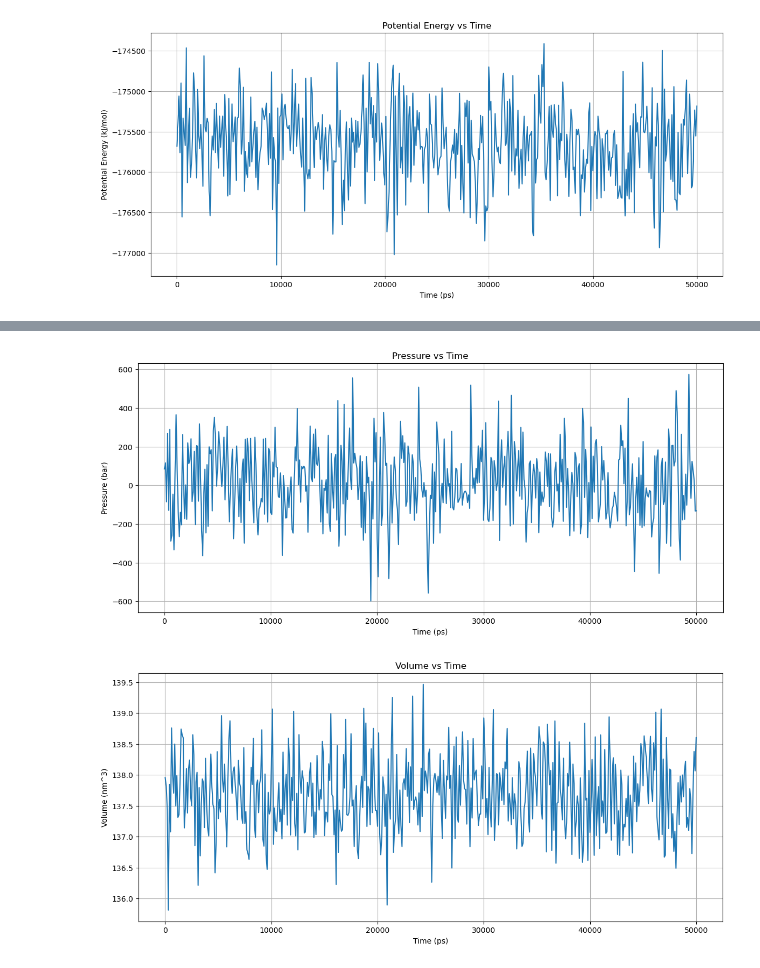
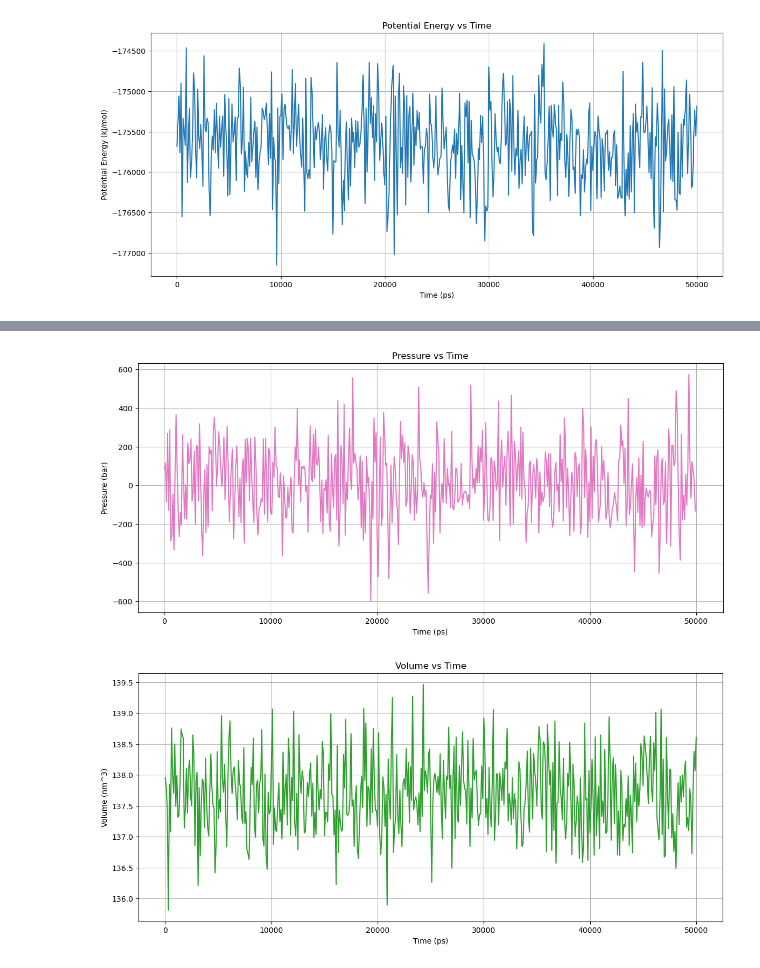
Before and after one commit to reesearonin/comp-lab-class-2024, a Jupyter notebook: Week2-DataAnalysis/Part1.ipynb, the cells around one changed output, grey strips where cells are left out. Saved outputs shown, nothing was run; the diff lists cells and outputs as text; code cells hidden in the pictures.

```diff
--- a/Week2-DataAnalysis/Part1.ipynb
+++ b/Week2-DataAnalysis/Part1.ipynb
@@ -78,27 +78,28 @@ plt.show()
 # %%
 # Plot column 1 vs column 0
 plt.figure(figsize=(14, 6))
-plt.plot(data[0], data[5], label='Pressure vs Time')
+plt.plot(data[0], data[5], label='Pressure vs Time', color='tab:pink')
 plt.xlabel('Time (ps)')  # Label for the X-axis
 plt.ylabel('Pressure (bar)')  # Label for the Y-axis
 plt.title('Pressure vs Time')  # Title of the plot
 
 plt.grid(True)
 plt.show()
 # %% [output]
-[figure, old version]
+[figure, new version]
 # %%
 # Plot column 1 vs column 0
 plt.figure(figsize=(14, 6))
-plt.plot(data[0], data[6], label='Volume vs Time')
+plt.plot(data[0], data[6], label='Volume vs Time', color='tab:green')
 plt.xlabel('Time (ps)')  # Label for the X-axis
 plt.ylabel('Volume (nm^3)')  # Label for the Y-axis
 plt.title('Volume vs Time')  # Title of the plot
 
+
 plt.grid(True)
 plt.show()
 # %% [output]
-[figure, old version]
+[figure, new version]
 # %%
 # Create a figure and axis
 fig, ax1 = plt.subplots(figsize=(14, 8))
```
Also changed, not shown: parts of 4 cells of this notebook.
